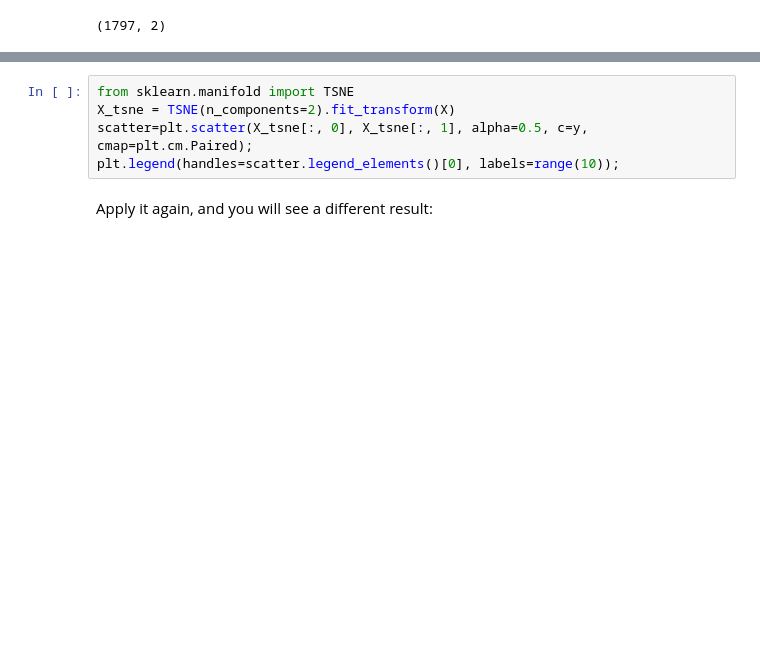
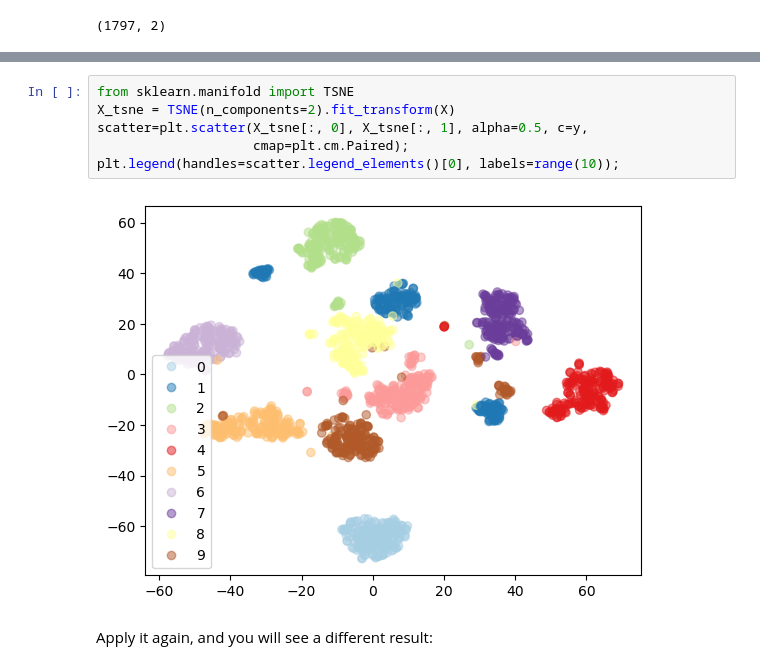
Before and after one commit to asabenhur/CS345, a Jupyter notebook: fall23/notebooks/module02_03_pca.ipynb, the cells around one changed output, grey strips where cells are left out. Drawn from its saved outputs; the diff is of its cells as text; blank space fills up the shorter version.

```diff
--- a/fall23/notebooks/module02_03_pca.ipynb
+++ b/fall23/notebooks/module02_03_pca.ipynb
@@ -277,8 +282,11 @@ plt.legend(handles=scatter.legend_elements()[0], labels=range(10));
 # %%
 from sklearn.manifold import TSNE
 X_tsne = TSNE(n_components=2).fit_transform(X)
-scatter=plt.scatter(X_tsne[:, 0], X_tsne[:, 1], alpha=0.5, c=y, cmap=plt.cm.Paired);
+scatter=plt.scatter(X_tsne[:, 0], X_tsne[:, 1], alpha=0.5, c=y,
+                    cmap=plt.cm.Paired);
 plt.legend(handles=scatter.legend_elements()[0], labels=range(10));
+# %% [output]
+[figure, added]
 # %% [markdown]
 Apply it again, and you will see a different result:
 # %%
```
Also changed, not shown: parts of 20 cells of this notebook, 2 other files.
